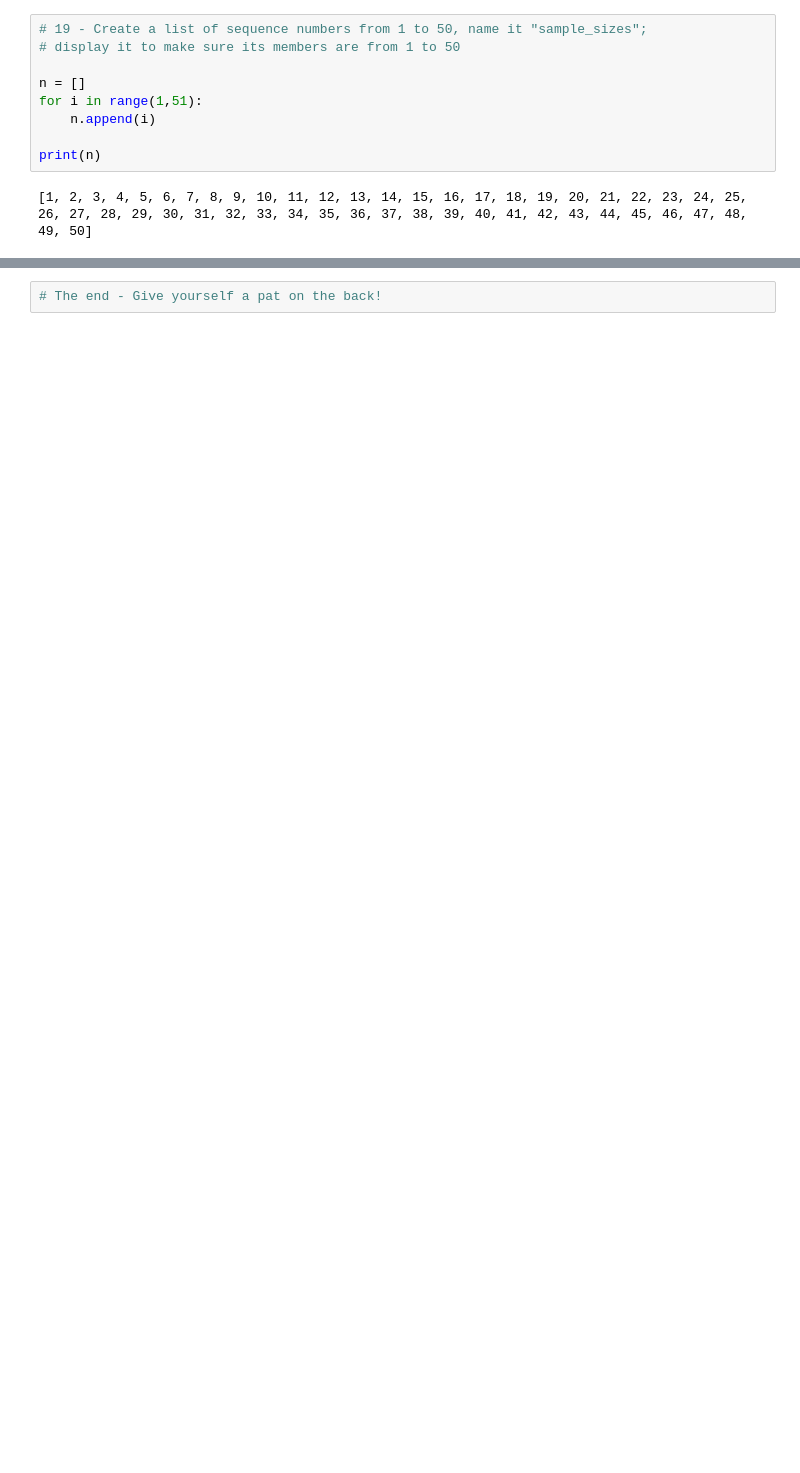
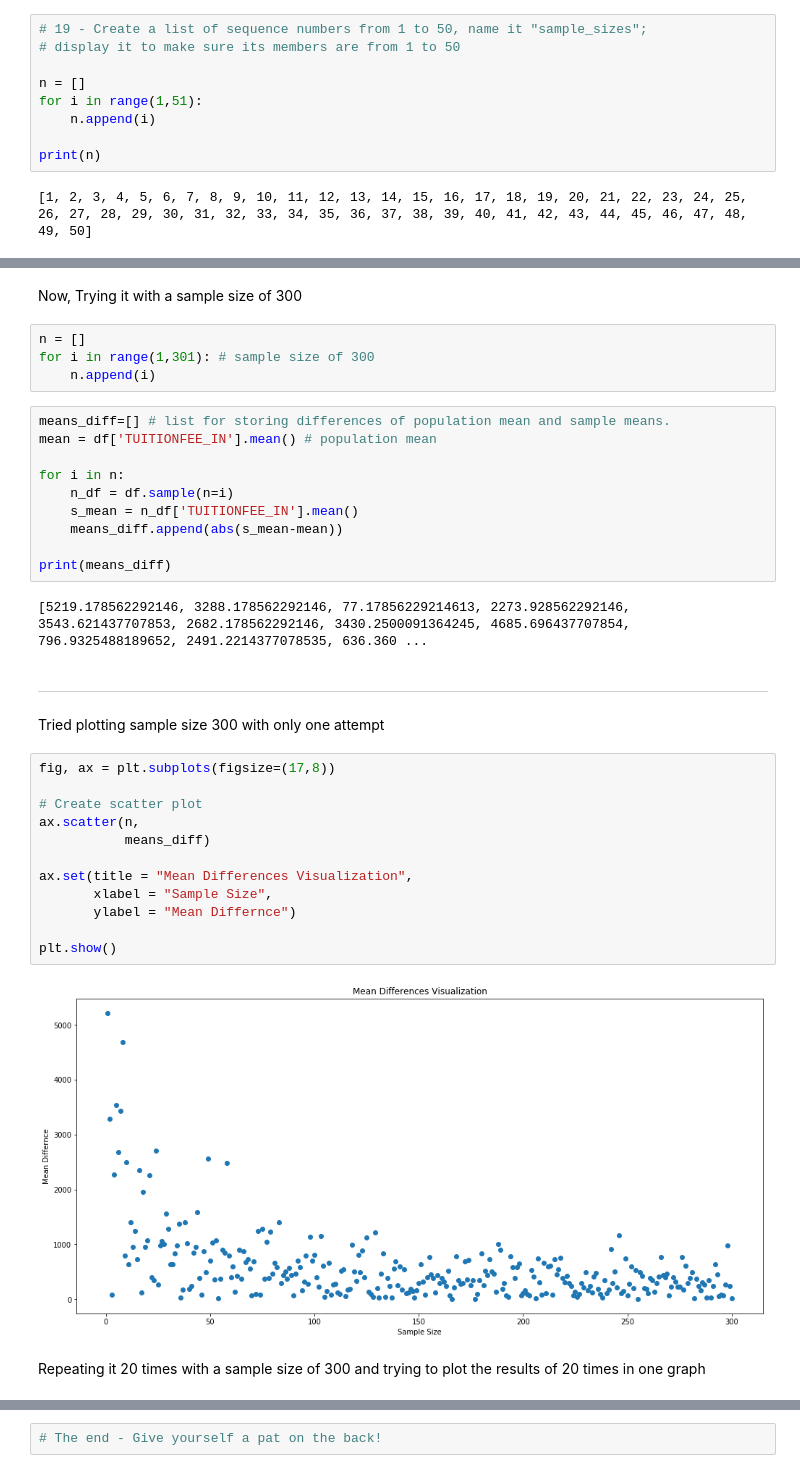
Before and after one commit to YM53858/DATA-690-WANG, a Jupyter notebook: Assignment_08/Assignment_08.ipynb, the cells around one changed output, grey strips where cells are left out. Saved outputs shown, nothing was run; the diff lists cells and outputs as text; blank space fills up the shorter version.

```diff
--- a/Assignment_08/Assignment_08.ipynb
+++ b/Assignment_08/Assignment_08.ipynb
@@ -379,3 +380,40 @@ plt.show()
+# %% [markdown]
+Now, Trying it with a sample size of 300
+# %%
+n = []
+for i in range(1,301): # sample size of 300
+    n.append(i)
+# %%
+means_diff=[] # list for storing differences of population mean and sample means.
+mean = df['TUITIONFEE_IN'].mean() # population mean
+
+for i in n:
+    n_df = df.sample(n=i)
+    s_mean = n_df['TUITIONFEE_IN'].mean()
+    means_diff.append(abs(s_mean-mean))
+
+print(means_diff)
+# %% [output]
+[5219.178562292146, 3288.178562292146, 77.17856229214613, 2273.928562292146, 3543.621437707853, 2682.178562292146, 3430.2500091364245, 4685.696437707854, 796.9325488189652, 2491.2214377078535, 636.360 ...
+# %% [markdown]
+--------------------------------------------------------------------------------------------------------------------------------------------------------------------------
+Tried plotting sample size 300 with only one attempt
+# %%
+fig, ax = plt.subplots(figsize=(17,8))
+
+# Create scatter plot
+ax.scatter(n,
+           means_diff)
+
+ax.set(title = "Mean Differences Visualization",
+       xlabel = "Sample Size",
+       ylabel = "Mean Differnce")
+
+plt.show()
+# %% [output]
+[figure, added]
+# %% [markdown]
+Repeating it 20 times with a sample size of 300 and trying to plot the results of 20 times in one graph
 # %%
 # 22 - repeat 18 to 21 by replacing 50 with a larger number. For example, 300, or even 1000.
 # and see how the plot looks.
```
Also changed, not shown: parts of 24 cells of this notebook.
